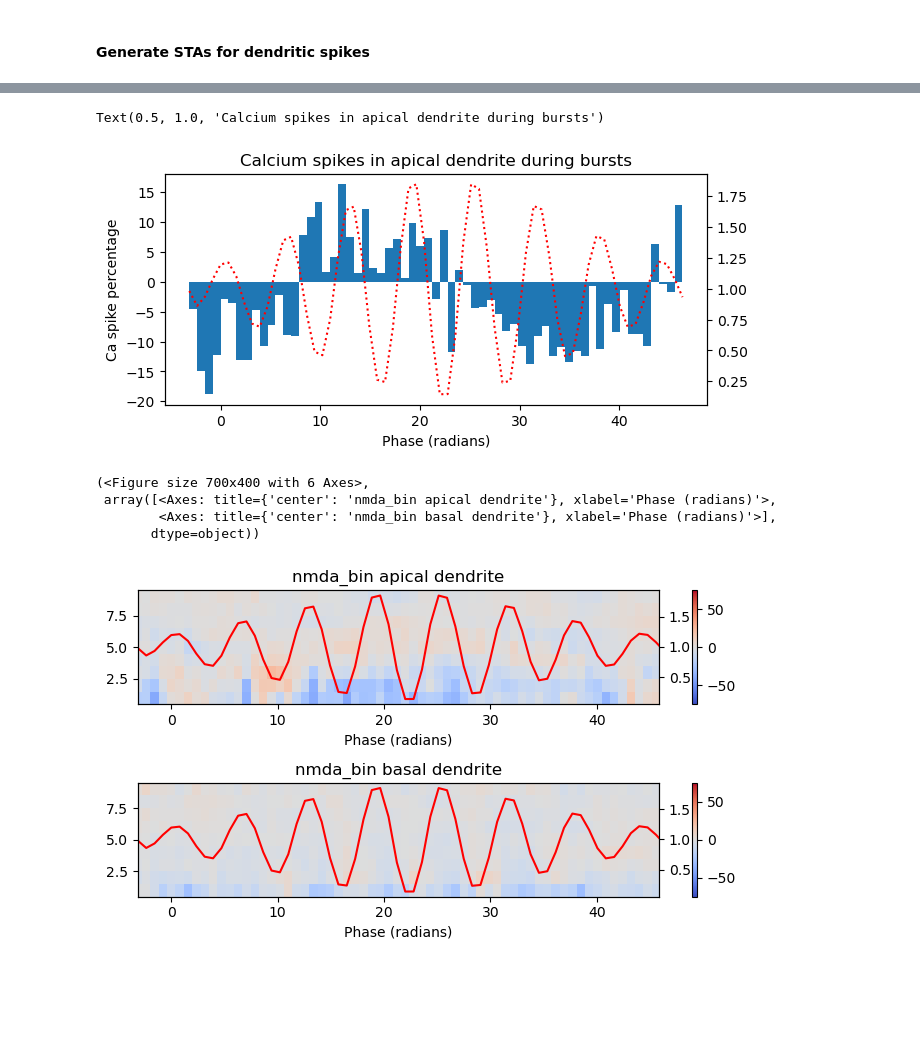
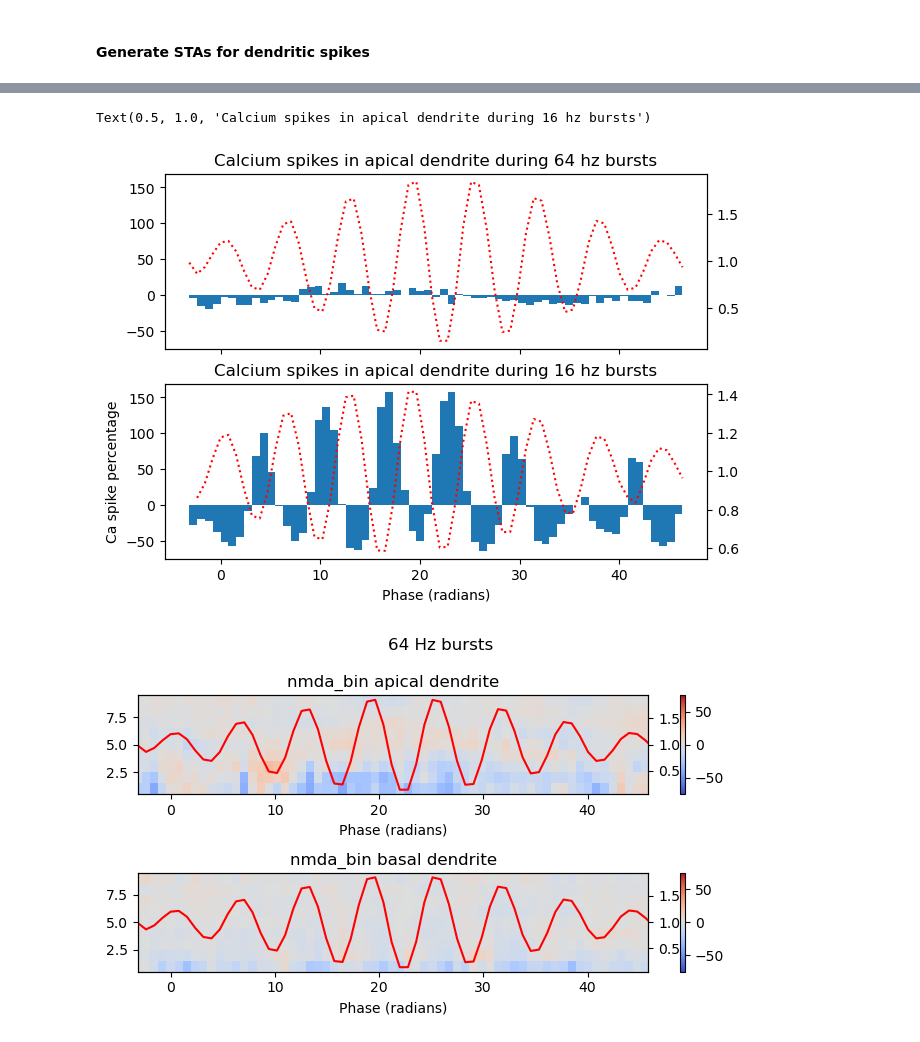
Before and after one commit to dbheadley/InhibOnDendComp, a Jupyter notebook: scripts/DendSpike_OscBursts.ipynb, the cells around one changed output, grey strips where cells are left out. Saved outputs shown, nothing was run; the diff lists cells and outputs as text; code cells hidden in the pictures; blank space fills up the shorter version.

```diff
--- a/scripts/DendSpike_OscBursts.ipynb
+++ b/scripts/DendSpike_OscBursts.ipynb
@@ -52,6 +44,14 @@ sim_dict = [{'SimName': 'burst_64hz_prox',
             'NMDAFileSuffix': '_nmda.csv',
             'BurstModFile': 'modulatory_trace_64Hz.npy',
             'APFile': 'spikes.h5'},
+            {'SimName': 'burst_16hz_dist',
+            'RootDir': root_dir,
+            'SimDir': 'output_burst_16Hz_dist',
+            'CaFileSuffix': '_ca.csv',
+            'NaFileSuffix': '_na.csv',
+            'NMDAFileSuffix': '_nmda.csv',
+            'BurstModFile': 'modulatory_trace_16Hz.npy',
+            'APFile': 'spikes.h5'},
             ]
 
 sim_df = pd.DataFrame(sim_dict)
@@ -163,17 +166,17 @@ plt.savefig('../figures/Burst_64Hz_AP.pdf')
 # %%
-fig, ax = plt.subplots(figsize=(7,3))
-plot_ca_stairs(lag_sta[0], ax=ax)
-ax.set_xlabel('Phase (radians)')
-ax.set_ylabel('Ca spike percentage')
-ax.set_title('Calcium spikes in apical dendrite during bursts')
+fig, ax = plt.subplots(2,1,figsize=(7,5), sharex=True, sharey=True)
+plot_ca_stairs(lag_sta[0], ax=ax[0])
+plot_ca_stairs(lag_sta[1], ax=ax[1])
+ax[1].set_xlabel('Phase (radians)')
+ax[1].set_ylabel('Ca spike percentage')
+ax[0].set_title('Calcium spikes in apical dendrite during 64 hz bursts')
+ax[1].set_title('Calcium spikes in apical dendrite during 16 hz bursts')
 # %% [output]
-Text(0.5, 1.0, 'Calcium spikes in apical dendrite during bursts')
+Text(0.5, 1.0, 'Calcium spikes in apical dendrite during 16 hz bursts')
-[figure, old version]
+[figure, new version]
 # %%
-plot_dendevt_ph(lag_sta[0], dendevt='nmda_bin', vmin=-75, vmax=75)
+fig, _ = plot_dendevt_ph(lag_sta[0], evt='nmda_bin', vmin=-75, vmax=75)
+fig.suptitle('64 Hz bursts')
+fig.tight_layout()
 # %% [output]
-(<Figure size 700x400 with 6 Axes>,
- array([<Axes: title={'center': 'nmda_bin apical dendrite'}, xlabel='Phase (radians)'>,
-        <Axes: title={'center': 'nmda_bin basal dendrite'}, xlabel='Phase (radians)'>],
-       dtype=object))
-[figure, old version]
+[figure, new version]
```
Also changed, not shown: parts of 10 cells of this notebook, 3 other files.
